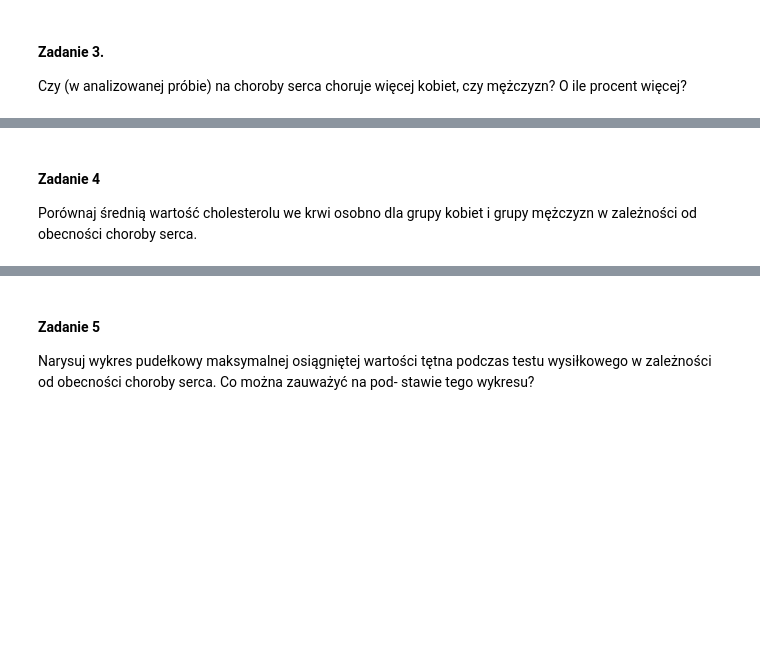
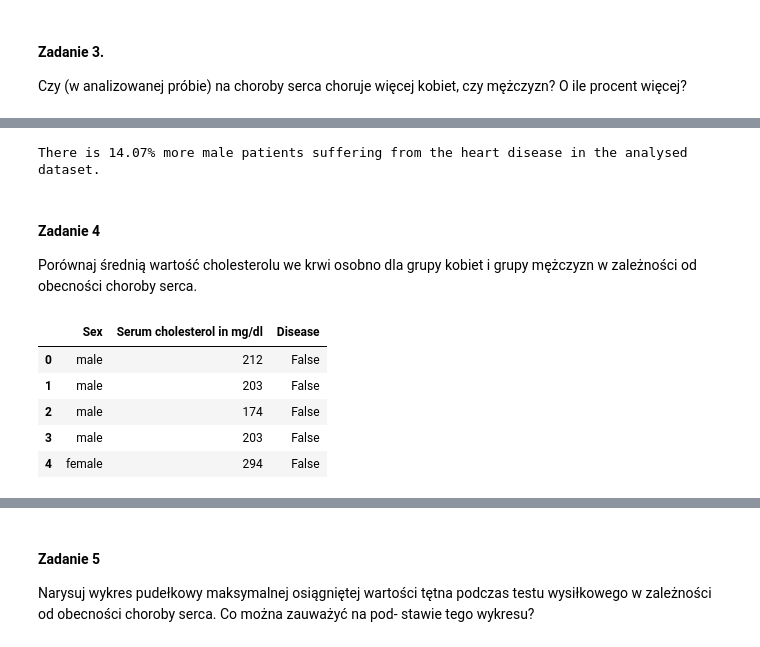
Before and after one commit to yovvanka/python-exercises, a Jupyter notebook: List_1_exercise 2.ipynb, the cells around one changed output, grey strips where cells are left out. Saved outputs shown, nothing was run; the diff lists cells and outputs as text; code cells hidden in the pictures; blank space fills up the shorter version.

```diff
--- a/List_1_exercise 2.ipynb
+++ b/List_1_exercise 2.ipynb
@@ -82,5 +98,5 @@ counts_by_gender
 # %%
-# Calculating the percentage of patients who suffer more frequently from heart disease
+# Calculating the number of patients who suffer more frequently from heart disease
 counts_by_gender = heart_disease_subset3[heart_disease_subset3['Disease']].groupby('Sex').size()
 
 # Checking which gender suffers more frequently by returning index of the maximum element
@@ -97,8 +113,20 @@ number_patients_with_heart_disease = counts_by_gender.sum()
 
 difference_by_gender = ((number_patients_more_suffering - number_patients_less_suffering) / number_patients_with_heart_disease) * 100
 
-print("There is {:.2f%} more ".format(difference_by_gender) + more_frequently_suffering_gender + " patients suffering from the heart disease in the analysed dataset.")
+print("There is {:.2f}% more ".format(difference_by_gender) + more_frequently_suffering_gender + " patients suffering from the heart disease in the analysed dataset.")
+# %% [output]
+There is 14.07% more male patients suffering from the heart disease in the analysed dataset.
 # %% [markdown]
 #### Zadanie 4
 Porównaj średnią wartość cholesterolu we krwi osobno dla grupy kobiet i grupy
 mężczyzn w zależności od obecności choroby serca.
+# %%
+heart_disease_subset4 = heart_disease[['Sex','Serum cholesterol in mg/dl','Disease']]
+heart_disease_subset4.head(5)
+# %% [output]
+|  | Sex | Serum cholesterol in mg/dl | Disease |
+| 0 | male | 212 | False |
+| 1 | male | 203 | False |
+| 2 | male | 174 | False |
+| 3 | male | 203 | False |
+| 4 | female | 294 | False |
```
Also changed, not shown: parts of 13 cells of this notebook.
